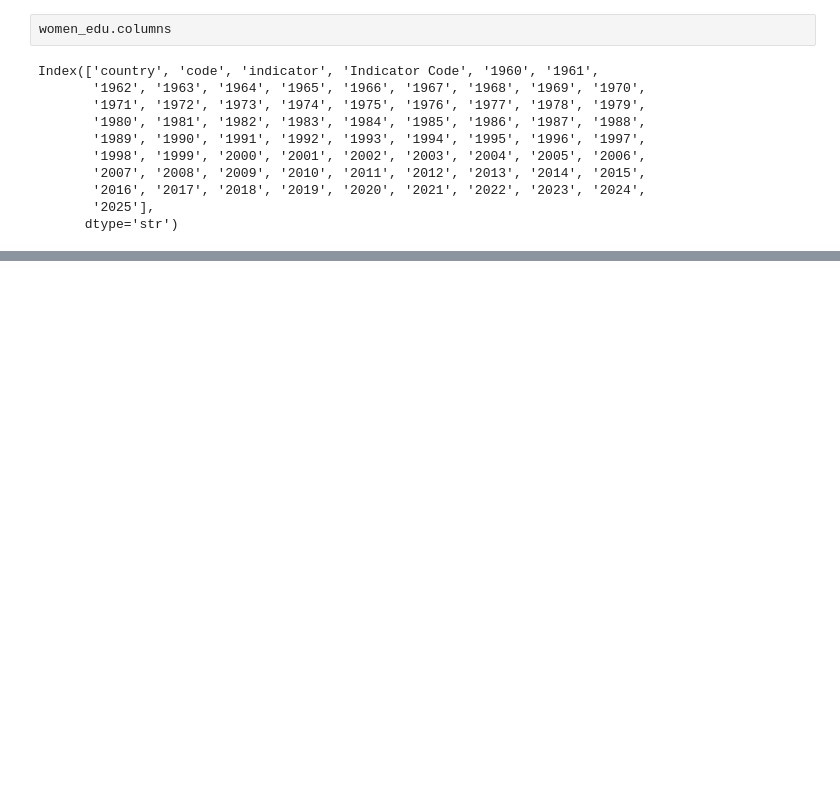
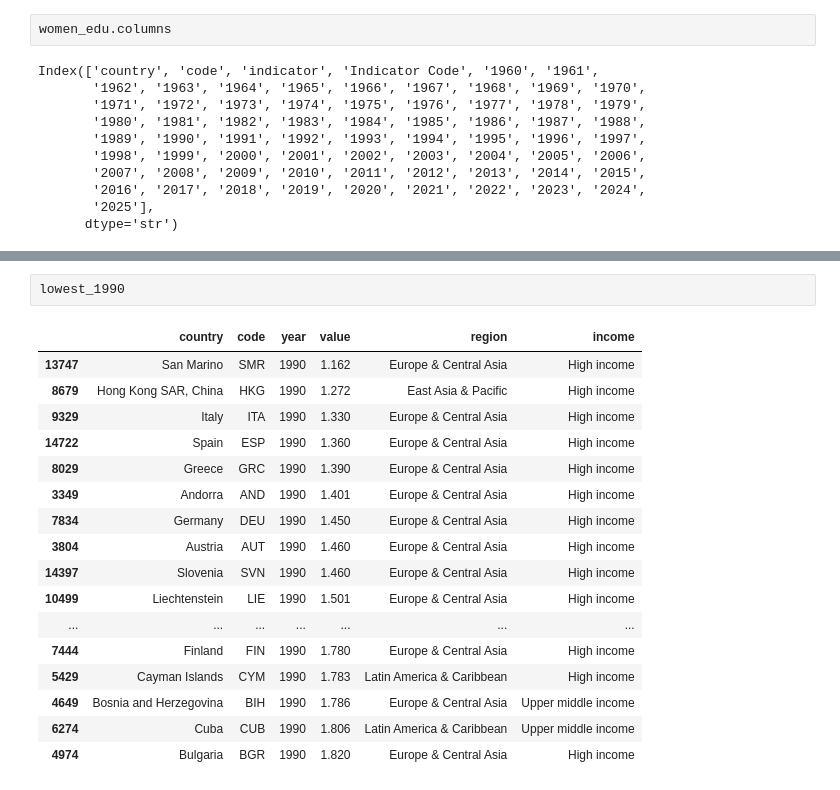
Before and after one commit to ysienlau/ysienlau.github.io, a Jupyter notebook: week3_materials/tfr_exploration.ipynb, the cells around one changed output, grey strips where cells are left out. Cells and saved outputs as stored; diff of their text form; blank space fills up the shorter version.

```diff
--- a/week3_materials/tfr_exploration.ipynb
+++ b/week3_materials/tfr_exploration.ipynb
@@ -145,0 +182,20 @@ lowest_birthrates
+# %%
+lowest_1990
+# %% [output]
+|  | country | code | year | value | region | income |
+| 13747 | San Marino | SMR | 1990 | 1.162 | Europe & Central Asia | High income |
+| 8679 | Hong Kong SAR, China | HKG | 1990 | 1.272 | East Asia & Pacific | High income |
+| 9329 | Italy | ITA | 1990 | 1.330 | Europe & Central Asia | High income |
+| 14722 | Spain | ESP | 1990 | 1.360 | Europe & Central Asia | High income |
+| 8029 | Greece | GRC | 1990 | 1.390 | Europe & Central Asia | High income |
+| 3349 | Andorra | AND | 1990 | 1.401 | Europe & Central Asia | High income |
+| 7834 | Germany | DEU | 1990 | 1.450 | Europe & Central Asia | High income |
+| 3804 | Austria | AUT | 1990 | 1.460 | Europe & Central Asia | High income |
+| 14397 | Slovenia | SVN | 1990 | 1.460 | Europe & Central Asia | High income |
+| 10499 | Liechtenstein | LIE | 1990 | 1.501 | Europe & Central Asia | High income |
+| ... | ... | ... | ... | ... | ... | ... |
+| 7444 | Finland | FIN | 1990 | 1.780 | Europe & Central Asia | High income |
+| 5429 | Cayman Islands | CYM | 1990 | 1.783 | Latin America & Caribbean | High income |
+| 4649 | Bosnia and Herzegovina | BIH | 1990 | 1.786 | Europe & Central Asia | Upper middle income |
+| 6274 | Cuba | CUB | 1990 | 1.806 | Latin America & Caribbean | Upper middle income |
+| 4974 | Bulgaria | BGR | 1990 | 1.820 | Europe & Central Asia | High income |
```
Also changed, not shown: parts of 12 cells of this notebook, 2 other files.
